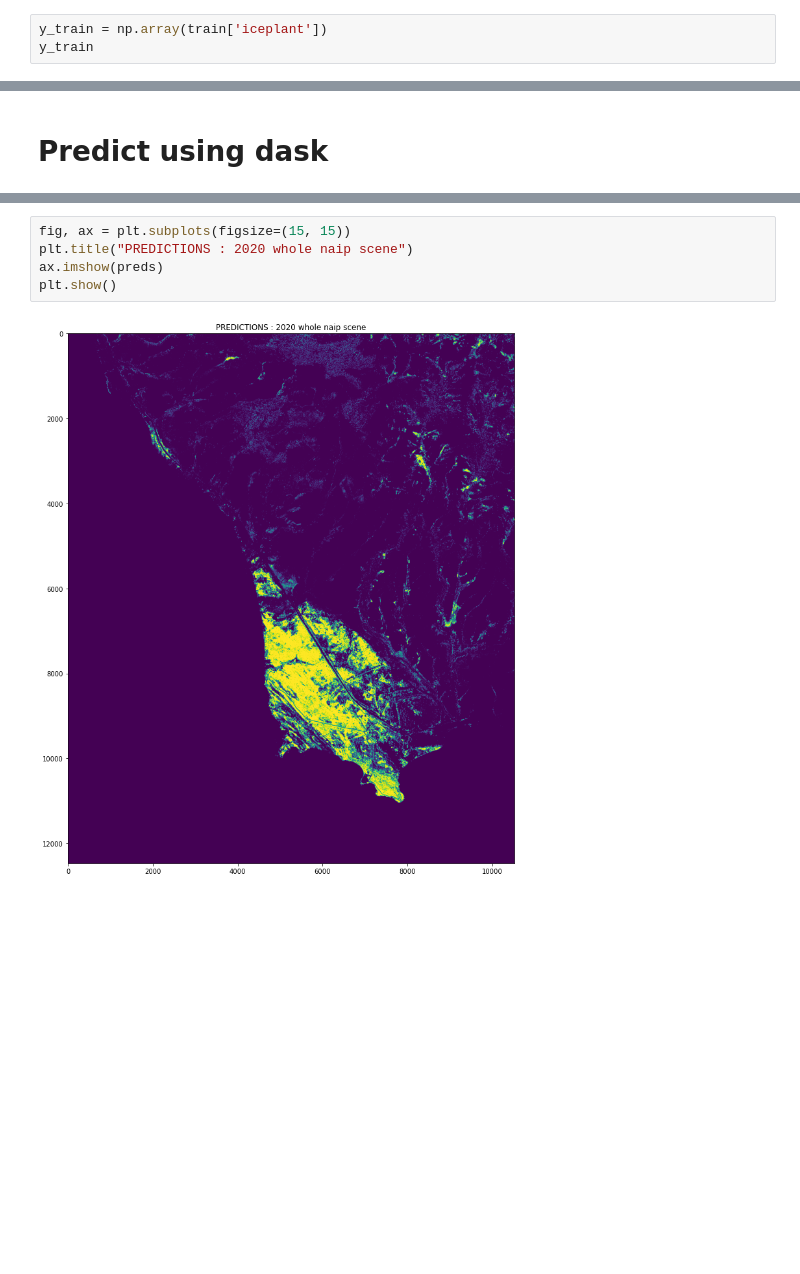
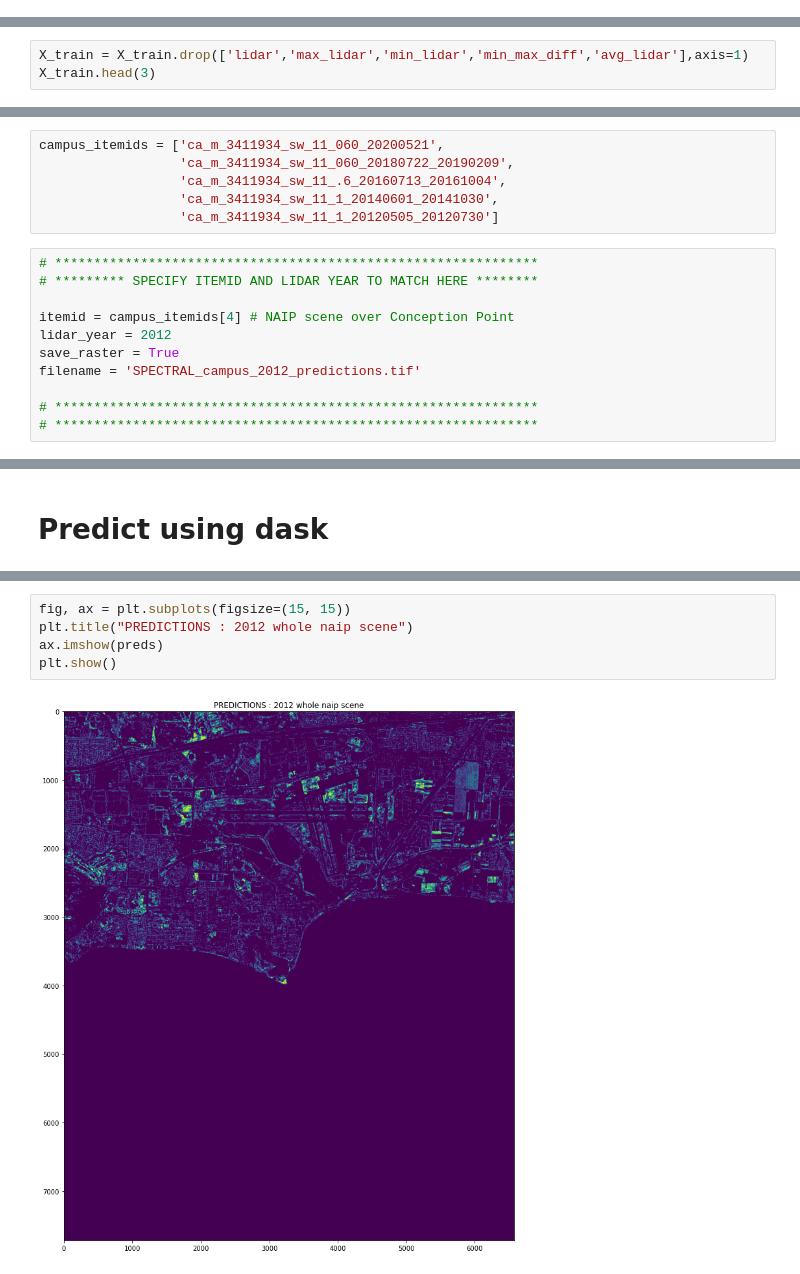
Before and after one commit to NCEAS/msai4earth-esa, a Jupyter notebook: iceplant_detection/TRIALS_8_all_years_all_aois.ipynb, the cells around one changed output, grey strips where cells are left out. Saved outputs shown, nothing was run; the diff lists cells and outputs as text; blank space fills up the shorter version.

Commit message:
run whole notebook for predictions

```diff
--- a/iceplant_detection/TRIALS_8_all_years_all_aois.ipynb
+++ b/iceplant_detection/TRIALS_8_all_years_all_aois.ipynb
@@ -42,3 +33,0 @@ array([[43, 51, 78, ..., 2012, 5, 126],
-# %%
-y_train = np.array(train['iceplant'])
-y_train
@@ -49,0 +34,3 @@ array([0, 0, 0, ..., 1, 0, 0])
+# %%
+X_train = X_train.drop(['lidar','max_lidar','min_lidar','min_max_diff','avg_lidar'],axis=1)
+X_train.head(3)
@@ -94,3 +63,20 @@ time to train:  38.560834884643555
+# %%
+campus_itemids = ['ca_m_3411934_sw_11_060_20200521',
+                  'ca_m_3411934_sw_11_060_20180722_20190209',
+                  'ca_m_3411934_sw_11_.6_20160713_20161004',
+                  'ca_m_3411934_sw_11_1_20140601_20141030',
+                  'ca_m_3411934_sw_11_1_20120505_20120730']
+# %%
+# **************************************************************
+# ********* SPECIFY ITEMID AND LIDAR YEAR TO MATCH HERE ********
+
+itemid = campus_itemids[4] # NAIP scene over Conception Point
+lidar_year = 2012
+save_raster = True
+filename = 'SPECTRAL_campus_2012_predictions.tif'
+
+# **************************************************************
+# **************************************************************
 # %% [markdown]
 # Pre-process NAIP scene for prediction
 # %%
@@ -205,8 +149,8 @@ with warnings.catch_warnings():
 converted back to image
 # %%
 fig, ax = plt.subplots(figsize=(15, 15))
-plt.title("PREDICTIONS : 2020 whole naip scene")
+plt.title("PREDICTIONS : 2012 whole naip scene")
 ax.imshow(preds)
 plt.show()
 # %% [output]
-[figure, old version]
+[figure, new version]
```
Also changed, not shown: parts of 37 cells of this notebook.
